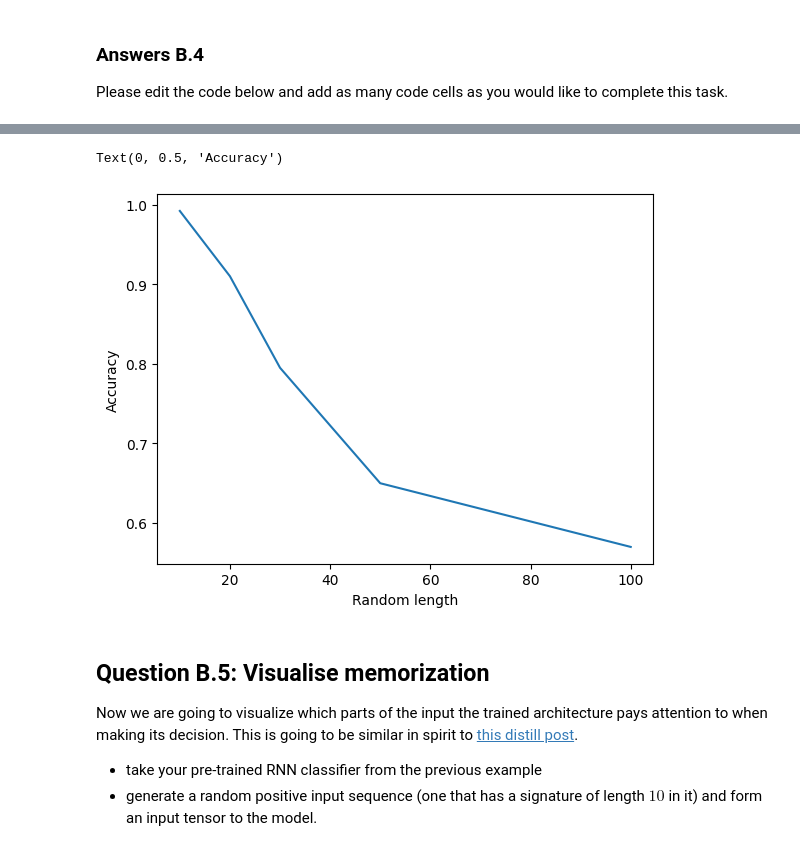
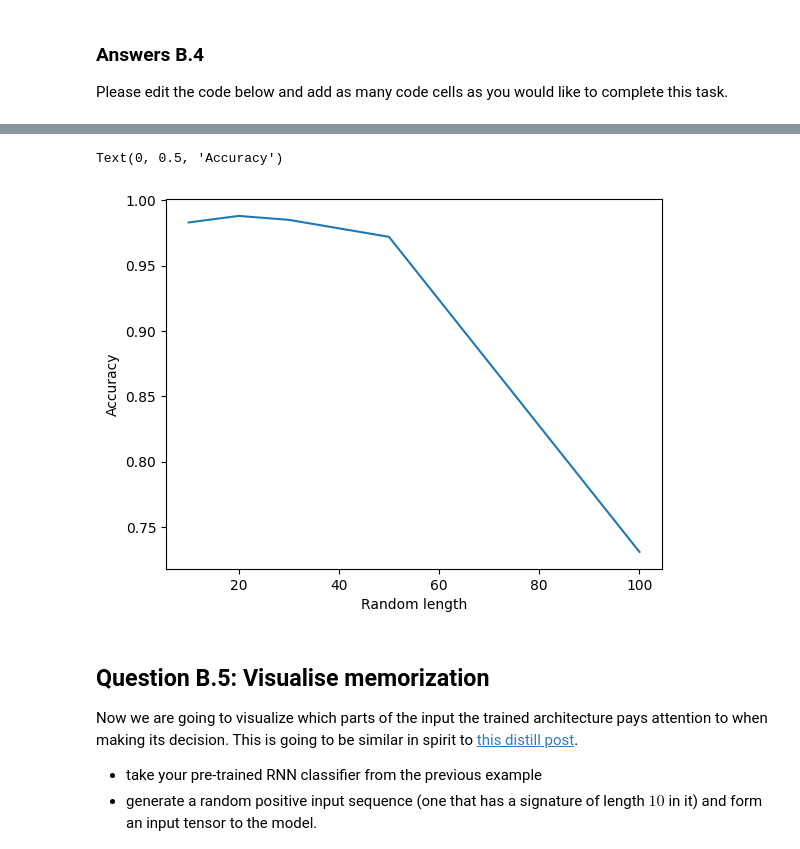
Before and after one commit to herbiebradley/deepnn, a Jupyter notebook: _notebooks/05-02-assignment-2.ipynb, the cells around one changed output, grey strips where cells are left out. Saved outputs shown, nothing was run; the diff lists cells and outputs as text; code cells hidden in the pictures.

```diff
--- a/_notebooks/05-02-assignment-2.ipynb
+++ b/_notebooks/05-02-assignment-2.ipynb
@@ -1243,12 +1261,12 @@ lr: 0.001, batch_size: 1000, optimiser: Adam: 0.5
 # %%
-# Use model training_scheme from above\
+# Use model training_scheme from above (0.01, batch_size: 10, optimiser: Adam)
 model, final_acc = fit_model(
     get_better_RNN_classifier(),
     ds_train,
     ds_test,
     lr=0.01,
     opt="Adam",
-    batch_size=100,
+    batch_size=10,
     log_step=False)
 
 def thresholded_output_transform(output):
@@ -1291,5 +1309,5 @@ Random length: 100, Accuracy: 0.5699999928474426
 Text(0, 0.5, 'Accuracy')
-[figure, old version]
+[figure, new version]
 # %% [markdown]
 ## Question B.5: Visualise memorization
 
```
Also changed, not shown: parts of 19 cells of this notebook.
